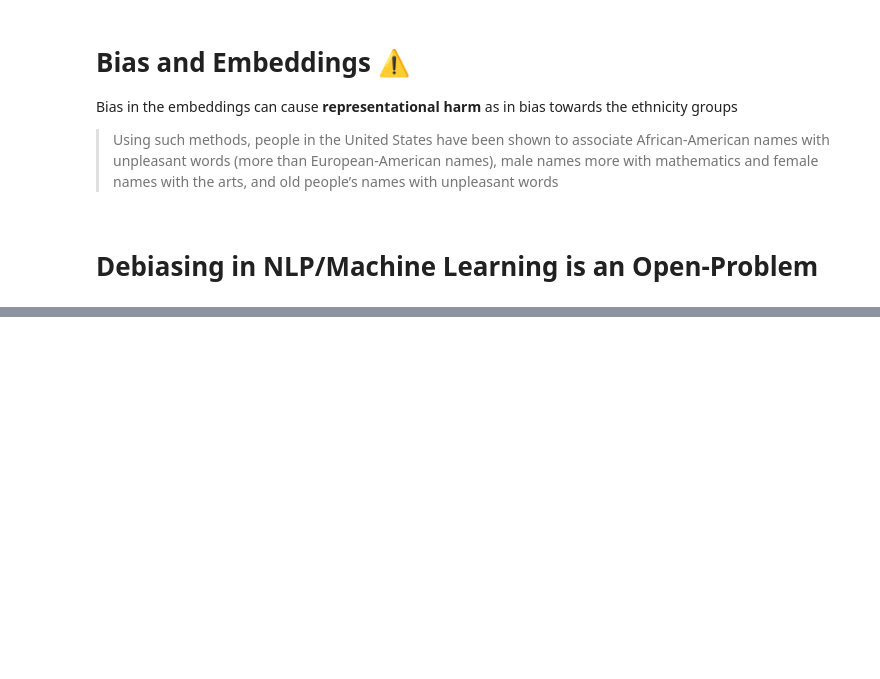
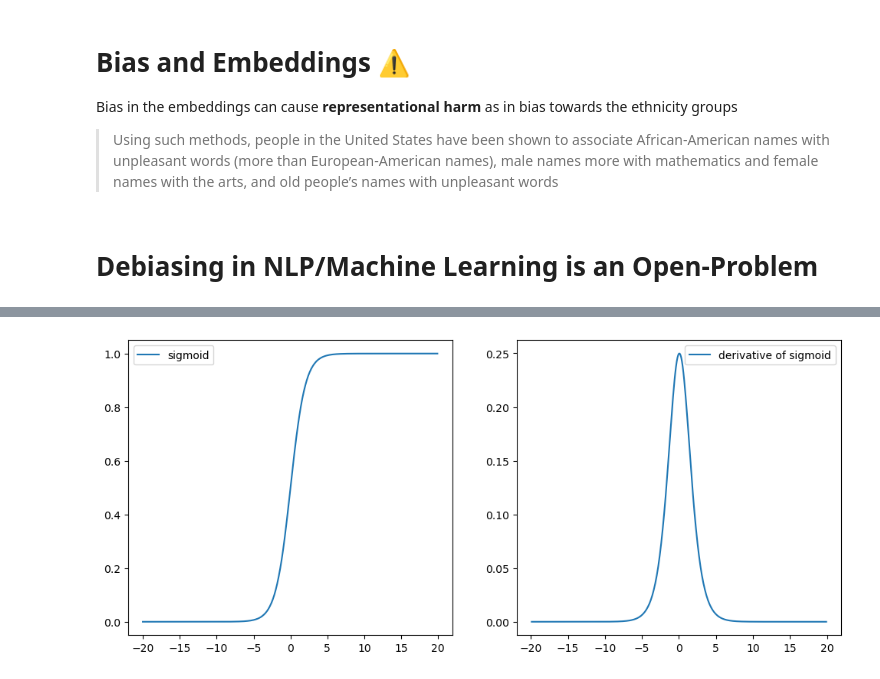
Before and after one commit to iacopomasi/NLP, a Jupyter notebook: course/2_02_word2vec_neural_nets/2_02_word2vec_neural_nets.ipynb, the cells around one changed output, grey strips where cells are left out. Cells and saved outputs as stored; diff of their text form; code cells hidden in the pictures; blank space fills up the shorter version.

```diff
--- a/course/2_02_word2vec_neural_nets/2_02_word2vec_neural_nets.ipynb
+++ b/course/2_02_word2vec_neural_nets/2_02_word2vec_neural_nets.ipynb
@@ -682,0 +1245,13 @@ mathematics and female names with the arts, and old people’s names with unplea
+# %%
+import numpy as np;
+import matplotlib.pyplot as plt; step=0.1;
+x = np.arange(-20.0, 20.0, step);
+fig, axes = plt.subplots(1,2,figsize=(12,5));
+y = 1/(1+np.exp(-x));
+dy = np.diff(y);
+axes[0].plot(x,y)
+axes[0].legend(['sigmoid'])
+axes[1].plot(x[1:],dy/step);
+axes[1].legend(['derivative of sigmoid']);
+# %% [output]
+[figure, added]
```
Also changed, not shown: parts of 265 cells of this notebook, 44 other files.
